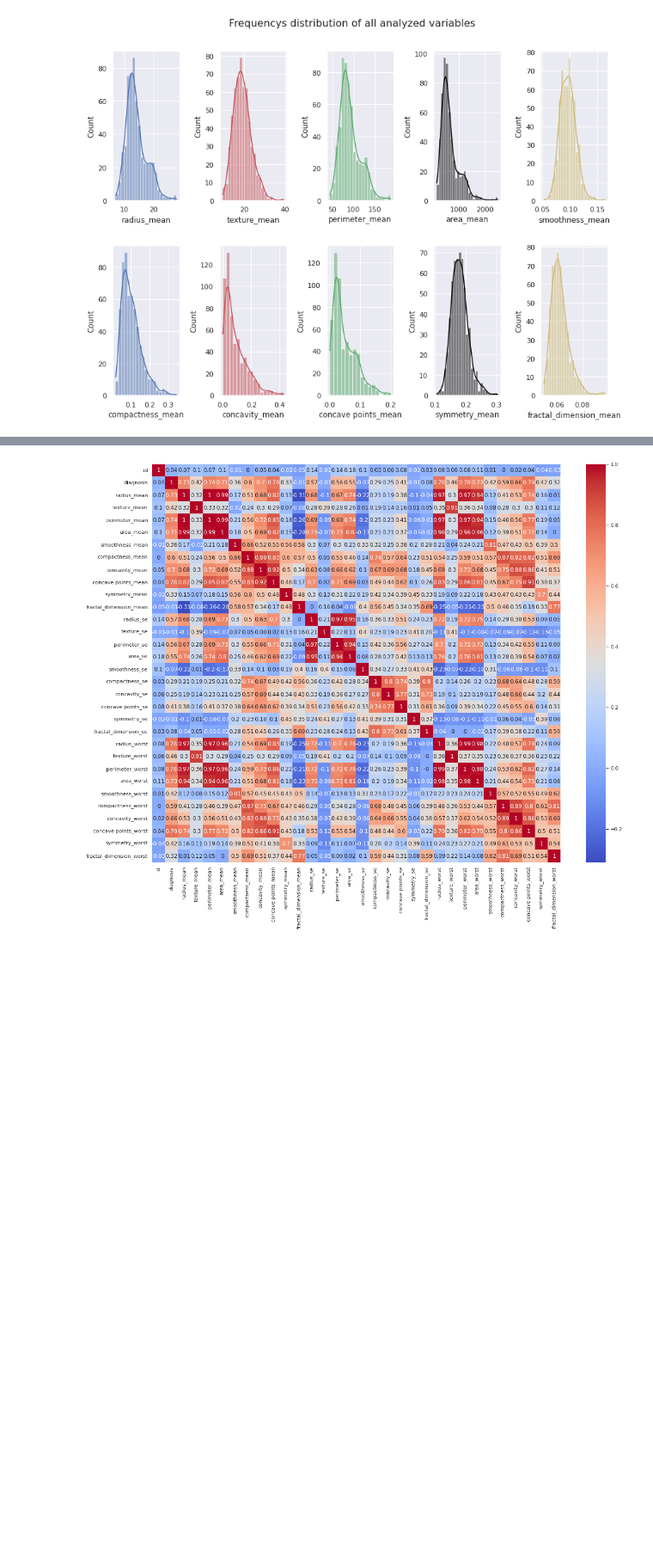
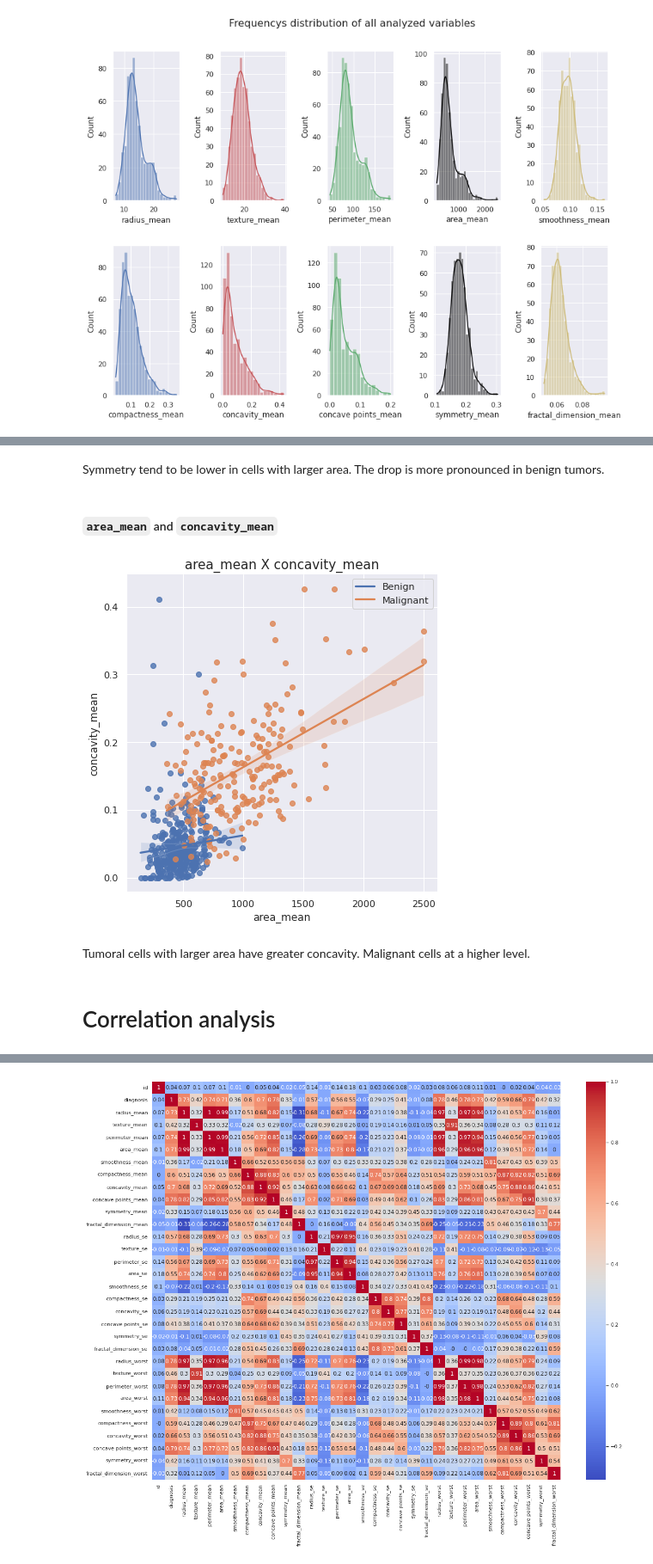
Before and after one commit to DamodaraBarbosa/machine_learning_studies, a Jupyter notebook: Breast_Cancer_Prediction.ipynb, the cells around one changed output, grey strips where cells are left out. Shown at 86% size. Saved outputs shown, nothing was run; the diff lists cells and outputs as text; code cells hidden in the pictures; blank space fills up the shorter version.

```diff
--- a/Breast_Cancer_Prediction.ipynb
+++ b/Breast_Cancer_Prediction.ipynb
@@ -550,3 +562,18 @@ data['diagnosis'] = data['diagnosis'].map({'B': 0, 'M': 1})
+# %% [markdown]
+Symmetry tend to be lower in cells with larger area. The drop is more pronounced in benign tumors.
+# %% [markdown]
+#### `area_mean` and `concavity_mean`
+# %%
+sns.lmplot(data= data, x= 'area_mean', y= 'concavity_mean', hue= 'diagnosis', height= 6, legend= False)
+plt.title('area_mean X concavity_mean', fontsize= 15)
+plt.legend(['Benign', 'Malignant'])
+plt.show()
+# %% [output]
+[figure, added]
+# %% [markdown]
+Tumoral cells with larger area have greater concavity. Malignant cells at a higher level.
+# %% [markdown]
+# Correlation analysis
 # %%
 data.corr().round(2)
 # %% [output]
```
Also changed, not shown: parts of 16 cells of this notebook.
